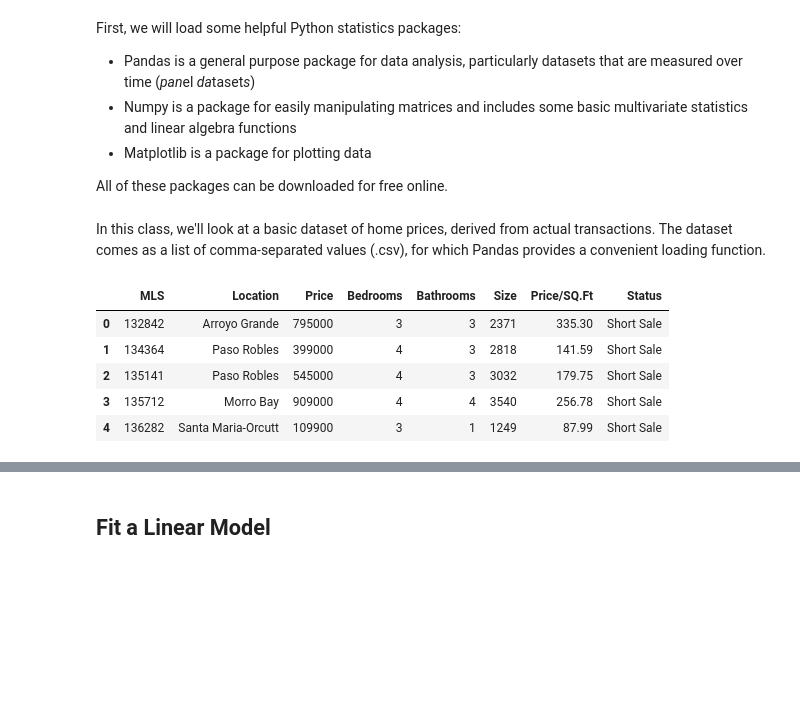
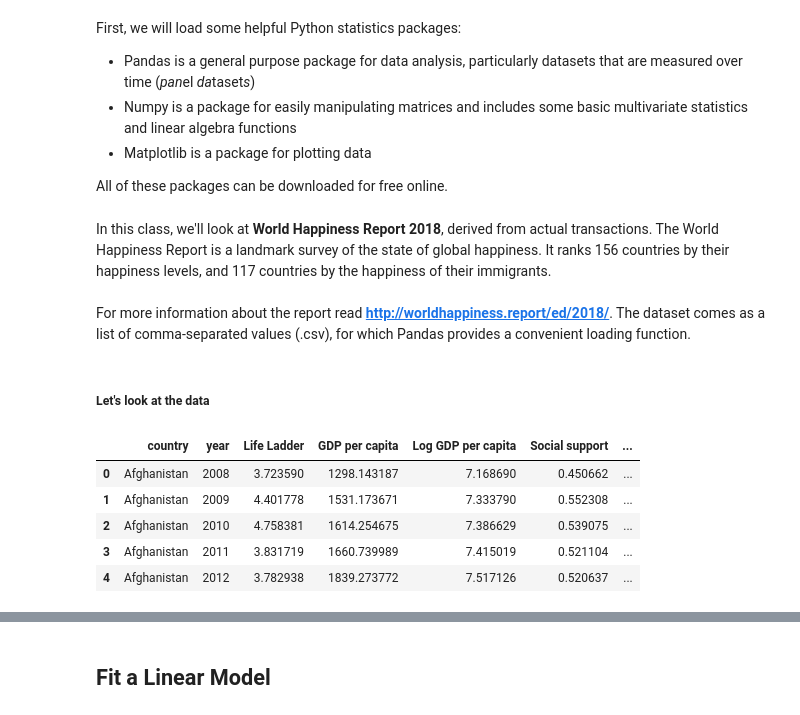
Before and after one commit to haroldfox/ts-stuy-2019, a Jupyter notebook: notebooks/05_linear_regression.ipynb, the cells around one changed output, grey strips where cells are left out. Saved outputs shown, nothing was run; the diff lists cells and outputs as text; code cells hidden in the pictures; blank space fills up the shorter version.

Commit message:
Regression on World happiness dataset

```diff
--- a/notebooks/05_linear_regression.ipynb
+++ b/notebooks/05_linear_regression.ipynb
@@ -24,12 +24,15 @@ import numpy as np
 # %% [markdown]
-In this class, we'll look at a basic dataset of home prices, derived from actual transactions.  The dataset comes as a list of comma-separated values (.csv), for which Pandas provides a convenient loading function.
+In this class, we'll look at **World Happiness Report 2018**, derived from actual transactions. The World Happiness Report is a landmark survey of the state of global happiness. It ranks 156 countries by their happiness levels, and 117 countries by the happiness of their immigrants.                                                                    <br><br> For more information about the report read **http://worldhappiness.report/ed/2018/**.    The dataset comes as a list of comma-separated values (.csv), for which Pandas provides a convenient loading function.
+# %% [markdown]
+##### Let's look at the data
 # %%
-data = pd.read_csv("../datasets/real_estate.csv")
+data = pd.read_csv("../datasets/world_happiness_report_2018.csv")
+data = data.dropna()
 data.head()
 # %% [output]
-|  | MLS | Location | Price | Bedrooms | Bathrooms | Size | Price/SQ.Ft | Status |
-| 0 | 132842 | Arroyo Grande | 795000 | 3 | 3 | 2371 | 335.30 | Short Sale |
-| 1 | 134364 | Paso Robles | 399000 | 4 | 3 | 2818 | 141.59 | Short Sale |
-| 2 | 135141 | Paso Robles | 545000 | 4 | 3 | 3032 | 179.75 | Short Sale |
-| 3 | 135712 | Morro Bay | 909000 | 4 | 4 | 3540 | 256.78 | Short Sale |
-| 4 | 136282 | Santa Maria-Orcutt | 109900 | 3 | 1 | 1249 | 87.99 | Short Sale |
+|  | country | year | Life Ladder | GDP per capita | Log GDP per capita | Social support | ... |
+| 0 | Afghanistan | 2008 | 3.723590 | 1298.143187 | 7.168690 | 0.450662 | ... |
+| 1 | Afghanistan | 2009 | 4.401778 | 1531.173671 | 7.333790 | 0.552308 | ... |
+| 2 | Afghanistan | 2010 | 4.758381 | 1614.254675 | 7.386629 | 0.539075 | ... |
+| 3 | Afghanistan | 2011 | 3.831719 | 1660.739989 | 7.415019 | 0.521104 | ... |
+| 4 | Afghanistan | 2012 | 3.782938 | 1839.273772 | 7.517126 | 0.520637 | ... |
```
Also changed, not shown: parts of 56 cells of this notebook, 1 other file.
